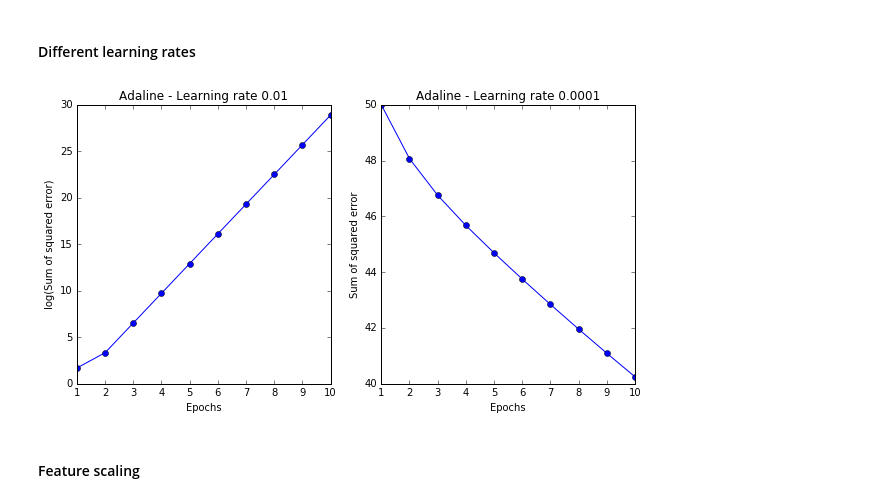
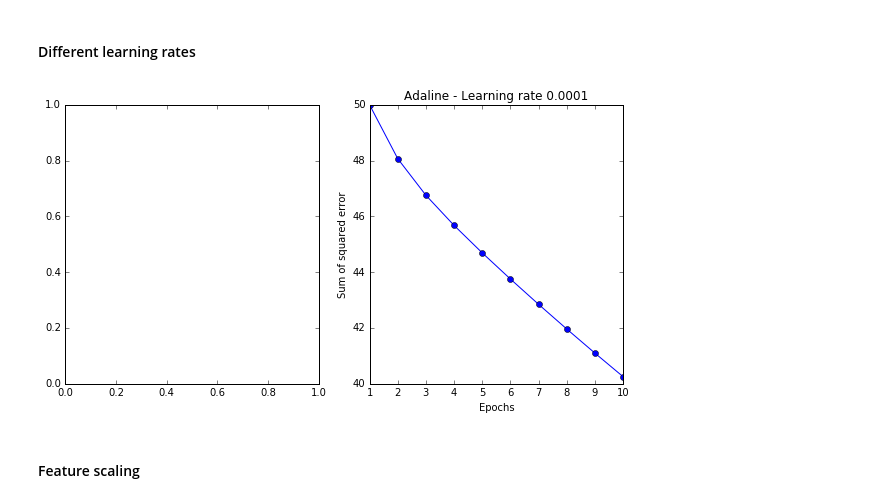
Before and after one commit to sametmarasli/Project_Exploring_scikit-learn, a Jupyter notebook: ml_library.ipynb, the cells around one changed output. Saved outputs shown, nothing was run; the diff lists cells and outputs as text; code cells hidden in the pictures.

```diff
--- a/ml_library.ipynb
+++ b/ml_library.ipynb
@@ -271,20 +226,21 @@ class AdalineGD(object):
 #### Different learning rates
 # %%
 fig, ax = plt.subplots(1,2,figsize=(10,5))
-ada1 = AdalineGD(n_iter=10, eta=0.01).fit(X,y)
-ax[0].plot(range(1,len(ada1.cost_)+1),
-           np.log10(ada1.cost_), marker='o')
-ax[0].set_xlabel('Epochs')
-ax[0].set_ylabel('log(Sum of squared error)')
-ax[0].set_title('Adaline - Learning rate {}'.format(ada1.eta))
+# ada1 = AdalineGD(n_iter=10, eta=0.01).fit(X,y)
+# ax[0].plot(range(1,len(ada1.cost_)+1),
+#            np.log10(ada1.cost_), marker='o')
+# ax[0].set_xlabel('Epochs')
+# ax[0].set_ylabel('log(Sum of squared error)')
+# ax[0].set_title('Adaline - Learning rate {}'.format(ada1.eta))
+
 ada2 = AdalineGD(n_iter=10, eta=0.0001).fit(X,y)
 ax[1].plot(range(1,len(ada2.cost_)+1),
            ada2.cost_, marker='o')
 ax[1].set_xlabel('Epochs')
 ax[1].set_ylabel('Sum of squared error')
 ax[1].set_title('Adaline - Learning rate {}'.format(ada2.eta));
 # %% [output]
-[figure, old version]
+[figure, new version]
 # %% [markdown]
 #### Feature scaling
 # %%
```
Also changed, not shown: parts of 9 cells of this notebook.
